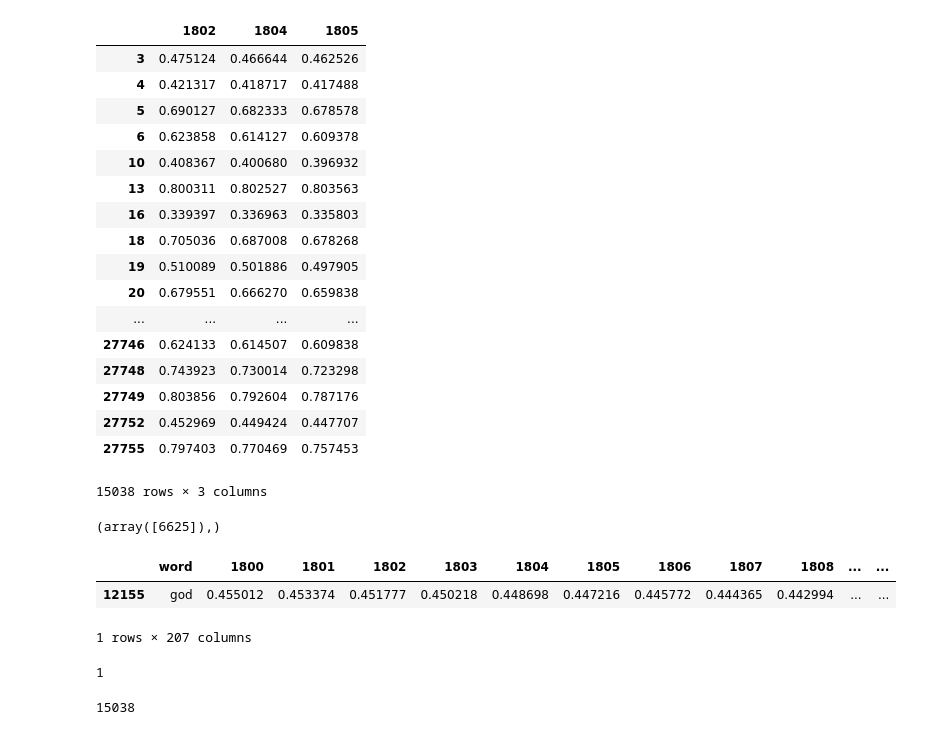
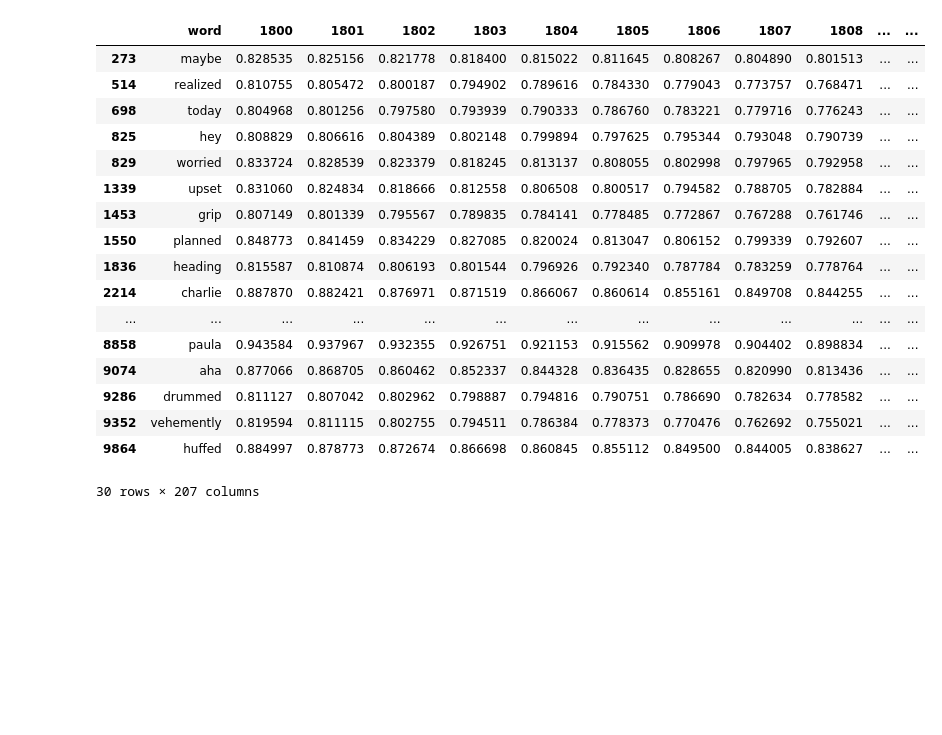
Before and after one commit to viveksck/pyksc, a Jupyter notebook: mycode/test.ipynb, the cells around one changed output. Drawn from its saved outputs; the diff is of its cells as text; code cells hidden in the pictures; blank space fills up the shorter version.

```diff
--- a/mycode/test.ipynb
+++ b/mycode/test.ipynb
@@ -170,39 +127,0 @@ SyntaxError: invalid syntax (<ipython-input-310-60cd03420412>, line 1)
-# %%
-df[[3,5,6]]
-# %% [output]
-|  | 1802 | 1804 | 1805 |
-| 3 | 0.475124 | 0.466644 | 0.462526 |
-| 4 | 0.421317 | 0.418717 | 0.417488 |
-| 5 | 0.690127 | 0.682333 | 0.678578 |
-| 6 | 0.623858 | 0.614127 | 0.609378 |
-| 10 | 0.408367 | 0.400680 | 0.396932 |
-| 13 | 0.800311 | 0.802527 | 0.803563 |
-| 16 | 0.339397 | 0.336963 | 0.335803 |
-| 18 | 0.705036 | 0.687008 | 0.678268 |
-| 19 | 0.510089 | 0.501886 | 0.497905 |
-| 20 | 0.679551 | 0.666270 | 0.659838 |
-| ... | ... | ... | ... |
-| 27746 | 0.624133 | 0.614507 | 0.609838 |
-| 27748 | 0.743923 | 0.730014 | 0.723298 |
-| 27749 | 0.803856 | 0.792604 | 0.787176 |
-| 27752 | 0.452969 | 0.449424 | 0.447707 |
-| 27755 | 0.797403 | 0.770469 | 0.757453 |
-15038 rows × 3 columns
-# %%
-np.where(df.index == 12155)
-# %% [output]
-(array([6625]),)
-# %%
-df[df.word == 'god']
-# %% [output]
-|  | word | 1800 | 1801 | 1802 | 1803 | 1804 | 1805 | 1806 | 1807 | 1808 | ... | ... |
-| 12155 | god | 0.455012 | 0.453374 | 0.451777 | 0.450218 | 0.448698 | 0.447216 | 0.445772 | 0.444365 | 0.442994 | ... | ... |
-1 rows × 207 columns
-# %%
-print assignments[6625]
-# %% [output]
-1
-# %%
-8695+6343
-# %% [output]
-15038
@@ -208,0 +130,21 @@ print assignments[6625]
+# %%
+tdf[tdf[tdf.columns[1]] > 0.8]
+# %% [output]
+|  | word | 1800 | 1801 | 1802 | 1803 | 1804 | 1805 | 1806 | 1807 | 1808 | ... | ... |
+| 273 | maybe | 0.828535 | 0.825156 | 0.821778 | 0.818400 | 0.815022 | 0.811645 | 0.808267 | 0.804890 | 0.801513 | ... | ... |
+| 514 | realized | 0.810755 | 0.805472 | 0.800187 | 0.794902 | 0.789616 | 0.784330 | 0.779043 | 0.773757 | 0.768471 | ... | ... |
+| 698 | today | 0.804968 | 0.801256 | 0.797580 | 0.793939 | 0.790333 | 0.786760 | 0.783221 | 0.779716 | 0.776243 | ... | ... |
+| 825 | hey | 0.808829 | 0.806616 | 0.804389 | 0.802148 | 0.799894 | 0.797625 | 0.795344 | 0.793048 | 0.790739 | ... | ... |
+| 829 | worried | 0.833724 | 0.828539 | 0.823379 | 0.818245 | 0.813137 | 0.808055 | 0.802998 | 0.797965 | 0.792958 | ... | ... |
+| 1339 | upset | 0.831060 | 0.824834 | 0.818666 | 0.812558 | 0.806508 | 0.800517 | 0.794582 | 0.788705 | 0.782884 | ... | ... |
+| 1453 | grip | 0.807149 | 0.801339 | 0.795567 | 0.789835 | 0.784141 | 0.778485 | 0.772867 | 0.767288 | 0.761746 | ... | ... |
+| 1550 | planned | 0.848773 | 0.841459 | 0.834229 | 0.827085 | 0.820024 | 0.813047 | 0.806152 | 0.799339 | 0.792607 | ... | ... |
+| 1836 | heading | 0.815587 | 0.810874 | 0.806193 | 0.801544 | 0.796926 | 0.792340 | 0.787784 | 0.783259 | 0.778764 | ... | ... |
+| 2214 | charlie | 0.887870 | 0.882421 | 0.876971 | 0.871519 | 0.866067 | 0.860614 | 0.855161 | 0.849708 | 0.844255 | ... | ... |
+| ... | ... | ... | ... | ... | ... | ... | ... | ... | ... | ... | ... | ... |
+| 8858 | paula | 0.943584 | 0.937967 | 0.932355 | 0.926751 | 0.921153 | 0.915562 | 0.909978 | 0.904402 | 0.898834 | ... | ... |
+| 9074 | aha | 0.877066 | 0.868705 | 0.860462 | 0.852337 | 0.844328 | 0.836435 | 0.828655 | 0.820990 | 0.813436 | ... | ... |
+| 9286 | drummed | 0.811127 | 0.807042 | 0.802962 | 0.798887 | 0.794816 | 0.790751 | 0.786690 | 0.782634 | 0.778582 | ... | ... |
+| 9352 | vehemently | 0.819594 | 0.811115 | 0.802755 | 0.794511 | 0.786384 | 0.778373 | 0.770476 | 0.762692 | 0.755021 | ... | ... |
+| 9864 | huffed | 0.884997 | 0.878773 | 0.872674 | 0.866698 | 0.860845 | 0.855112 | 0.849500 | 0.844005 | 0.838627 | ... | ... |
+30 rows × 207 columns
```
Also changed, not shown: parts of 34 cells of this notebook, 1 other file.
